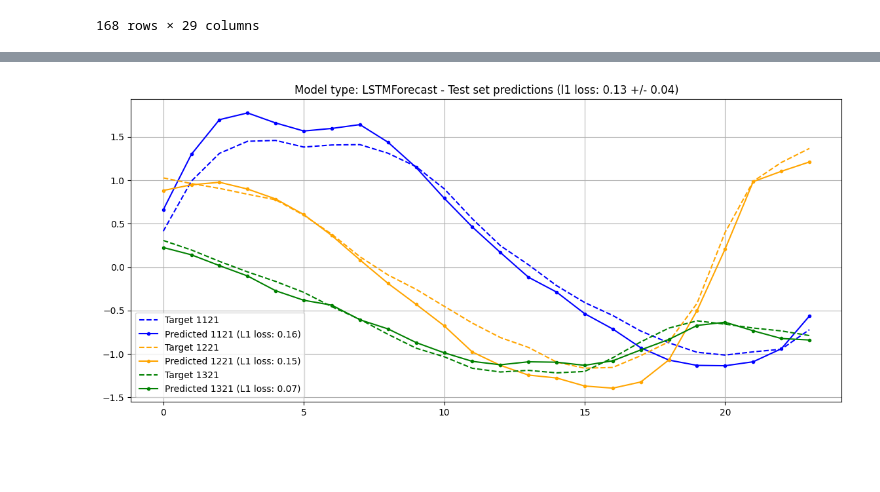
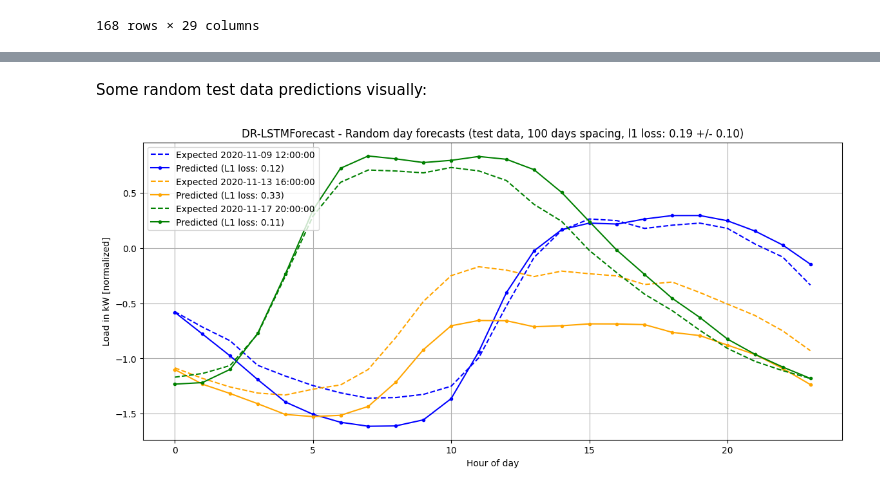
Before and after one commit to temp3rr0r/DR-DNN, a Jupyter notebook: Load_kW_DR.ipynb, the cells around one changed output, grey strips where cells are left out. Saved outputs shown, nothing was run; the diff lists cells and outputs as text; code cells hidden in the pictures; blank space fills up the shorter version.

```diff
--- a/Load_kW_DR.ipynb
+++ b/Load_kW_DR.ipynb
@@ -604,0 +500,6 @@ Epoch 20/20, Train Loss: 0.0319, Validation Loss: 0.0514
+# %%
+# Create DataLoader objects for training and validation
+train_dataset = TensorDataset(train_input_data_window, train_output_data_window)
+train_loader = DataLoader(train_dataset, batch_size=batch_size, shuffle=False)
+validation_dataset = TensorDataset(val_input_data_window, val_output_data_window)
+validation_loader = DataLoader(validation_dataset, batch_size=batch_size, shuffle=False)
@@ -604,0 +573,10 @@ Epoch 20/20, Train Loss: 0.0319, Validation Loss: 0.0514
+# %%
+l1losses = []
+l2losses = []
+for index in range(0, test_input_data_window.shape[0]):
+    outputs = model(test_input_data_window[index, :, :].unsqueeze(0))
+    l1loss =  nn.L1Loss()(outputs, test_output_data_window[index].unsqueeze(0))
+    l1losses.append(l1loss.detach().numpy())
+    l2loss =  nn.MSELoss()(outputs, test_output_data_window[index].unsqueeze(0))
+    l2losses.append(l2loss.detach().numpy())
+print(f"ALL test data - Model type: {'DR-DNN' if do_DecompositionResiduals else 'No DR'} {model.__class__.__name__}\n\t -> l1 loss: {np.array(l1losses).mean():.2f} +/- {np.array(l1losses).std():.2f}, MSE: {np.array(l2losses).mean():.2f} +/- {np.array(l2losses).std():.2f}")
@@ -604,0 +586,2 @@ Epoch 20/20, Train Loss: 0.0319, Validation Loss: 0.0514
+# %% [markdown]
+Some random test data predictions visually:
@@ -605,24 +590,24 @@ Epoch 20/20, Train Loss: 0.0319, Validation Loss: 0.0514
 # %%
-offset = np.random.randint(0, len(test_input) - 300)
+max_sample = 300
+offset = np.random.randint(0, test_input_data_window.shape[0] - max_sample)
 color = ["blue", "orange", "green", "red", "purple", "brown", "pink", "gray", "olive", "cyan"]
 color_index = 0
 plt.figure(figsize=(14, 6))
 l1losses = []
-for index in range(offset, offset + 300, 100):
-    outputs = model(test_input[index, :, :].unsqueeze(0))
-    # print("Input:", test_input[0].unsqueeze(0))
-    # print("Predicted:", outputs)
-    # print("Target:", test_target[index].unsqueeze(0))
-    # print("Residuals:", torch.sum(outputs - test_target[index].unsqueeze(0)))
-    l1loss =  nn.L1Loss()(outputs, test_target[index].unsqueeze(0))
+step_size = 100
+for index in range(offset, offset + max_sample, step_size):
+    outputs = model(test_input_data_window[index, :, :].unsqueeze(0))
+    l1loss =  nn.L1Loss()(outputs, test_output_data_window[index].unsqueeze(0))
     l1losses.append(l1loss.detach().numpy())
-    # print("MSE:", criterion(outputs[index].unsqueeze(0), test_target[index].unsqueeze(0)))
-    plt.plot(test_target[index].detach().numpy().flatten(), "--", color=color[color_index], label=f"Target {index}")
-    plt.plot(outputs.detach().numpy().flatten(), ".-", color=color[color_index], label=f"Predicted {index} (L1 loss: {l1loss:.2f})")
+    date =  pd.to_timedelta(16, unit='h') + test_df.index[index]
+    plt.plot(test_output_data_window[index].detach().numpy().flatten(), "--", color=color[color_index], label=f"Expected {date}")
+    plt.plot(outputs.detach().numpy().flatten(), ".-", color=color[color_index], label=f"Predicted (L1 loss: {l1loss:.2f})")
     plt.legend()
     color_index += 1
-plt.title(f"Model type: {model.__class__.__name__} - Test set predictions (l1 loss: {np.array(l1losses).mean():.2f} +/- {np.array(l1losses).std():.2f})")
+plt.title(f"{'DR-' if do_DecompositionResiduals else ' No DR'}{model.__class__.__name__} - Random day forecasts (test data, 100 days spacing, l1 loss: {np.array(l1losses).mean():.2f} +/- {np.array(l1losses).std():.2f})")
+plt.xlabel("Hour of day")
+plt.ylabel("Load in kW [normalized]")
 plt.grid()
 plt.show()
 # %% [output]
-[figure, old version]
+[figure, new version]
```
Also changed, not shown: parts of 22 cells of this notebook, 6 other files.
